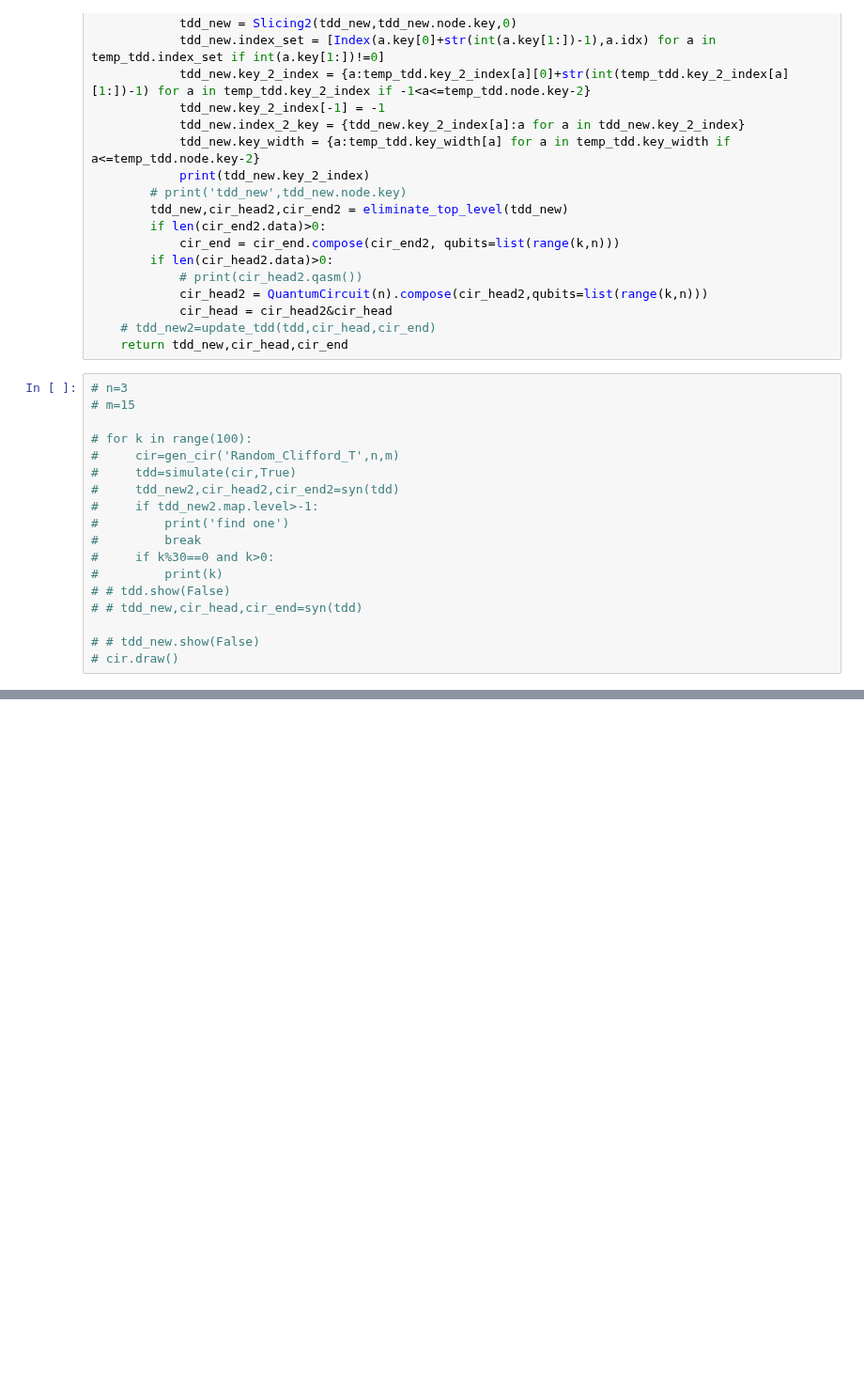
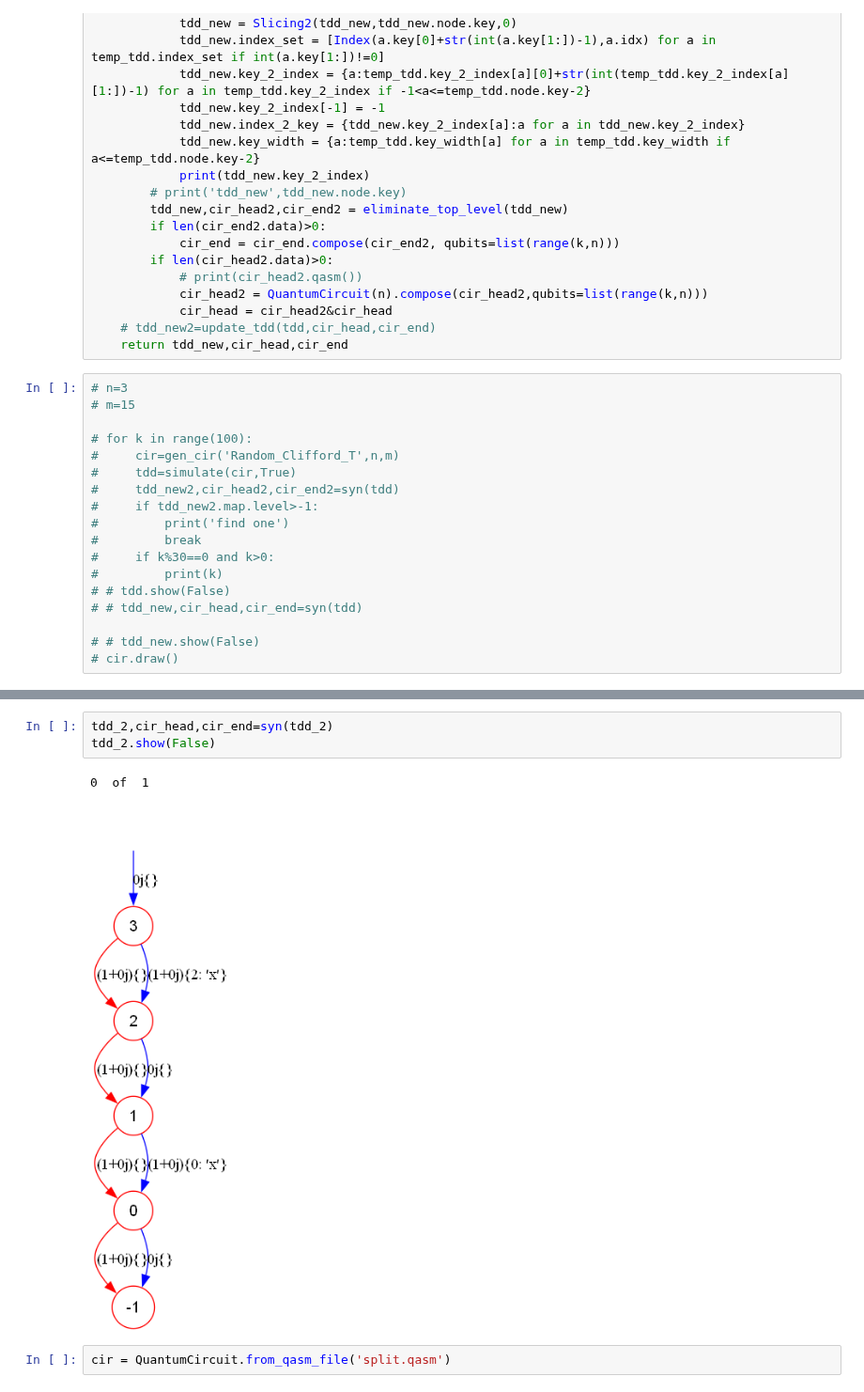
Before and after one commit to Veriqc/LimTDD, a Jupyter notebook: Test_Syn.ipynb, the cells around one changed output, grey strips where cells are left out. Shown at 94% size. Cells and saved outputs as stored; diff of their text form; blank space fills up the shorter version.

```diff
--- a/Test_Syn.ipynb
+++ b/Test_Syn.ipynb
@@ -916,0 +922,8 @@ tdd_r.show(False)
+# %%
+tdd_2,cir_head,cir_end=syn(tdd_2)
+tdd_2.show(False)
+# %% [output]
+0  of  1
+[figure, added]
+# %%
+cir = QuantumCircuit.from_qasm_file('split.qasm')
```
Also changed, not shown: parts of 7 cells of this notebook, 18 other files.
